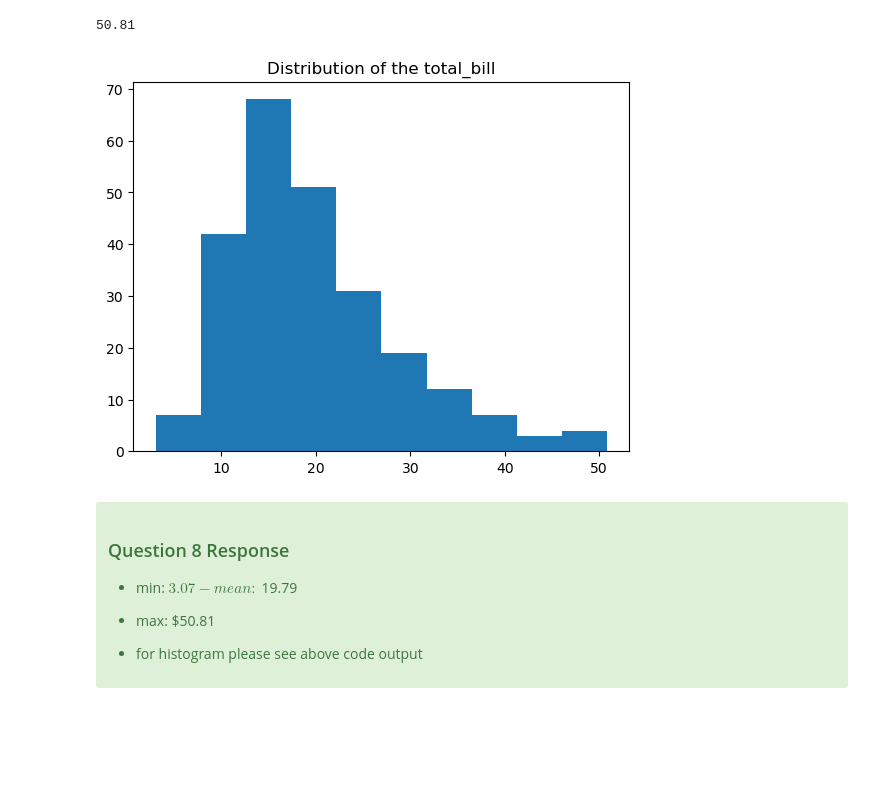
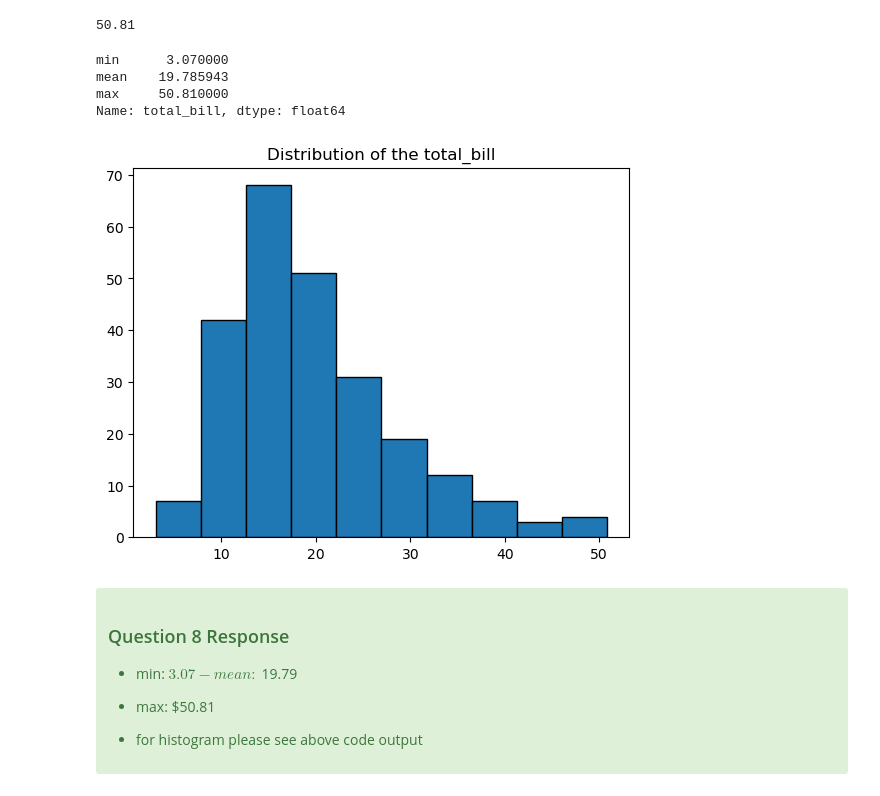
Before and after one commit to kelseyhangyu/ds-libraries-exercises, a Jupyter notebook: pandas_quiz.ipynb, the cells around one changed output. Saved outputs shown, nothing was run; the diff lists cells and outputs as text; code cells hidden in the pictures; blank space fills up the shorter version.

```diff
--- a/pandas_quiz.ipynb
+++ b/pandas_quiz.ipynb
@@ -401,12 +403,22 @@ df.total_bill.mean()
 df.total_bill.max()
 # %% [output]
 50.81
+# %%
+# or
+df.total_bill.agg(['min','mean','max'])
+# or
+df.total_bill.describe().loc[['min','mean','max']]
+# %% [output]
+min      3.070000
+mean    19.785943
+max     50.810000
+Name: total_bill, dtype: float64
 # %%
-plt.hist(df.total_bill)
+plt.hist(df.total_bill,edgecolor = 'k')
 plt.title('Distribution of the total_bill')
 plt.show()
 # %% [output]
-[figure, old version]
+[figure, new version]
 # %% [markdown]
 <div class="alert alert-block alert-success">
 
```
Also changed, not shown: parts of 2 cells of this notebook.
